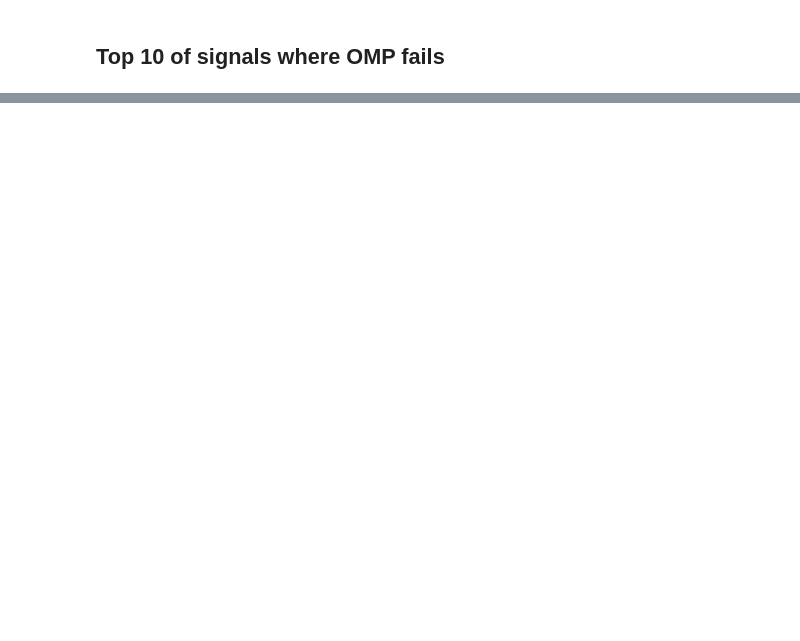
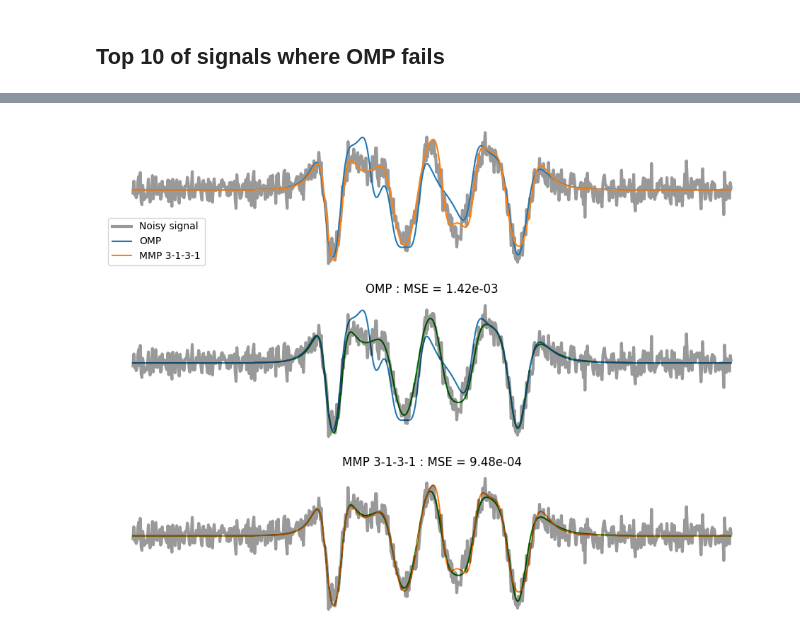
Before and after one commit to yanisgomes/csc, a Jupyter notebook: examples/mmpdf_sorting_metrics.ipynb, the cells around one changed output, grey strips where cells are left out. Saved outputs shown, nothing was run; the diff lists cells and outputs as text; code cells hidden in the pictures; blank space fills up the shorter version.

```diff
--- a/examples/mmpdf_sorting_metrics.ipynb
+++ b/examples/mmpdf_sorting_metrics.ipynb
@@ -66,0 +75,4 @@ workbench.plotMMPComparison(mmpdf_db_path=path_to_mmpdf_db, id=ids[5])
+# %%
+workbench.plotMMPComparison(mmpdf_db_path=path_to_mmpdf_db, id=ids[3])
+# %% [output]
+[figure, added]
```
Also changed, not shown: parts of 5 cells of this notebook, 5 other files.
